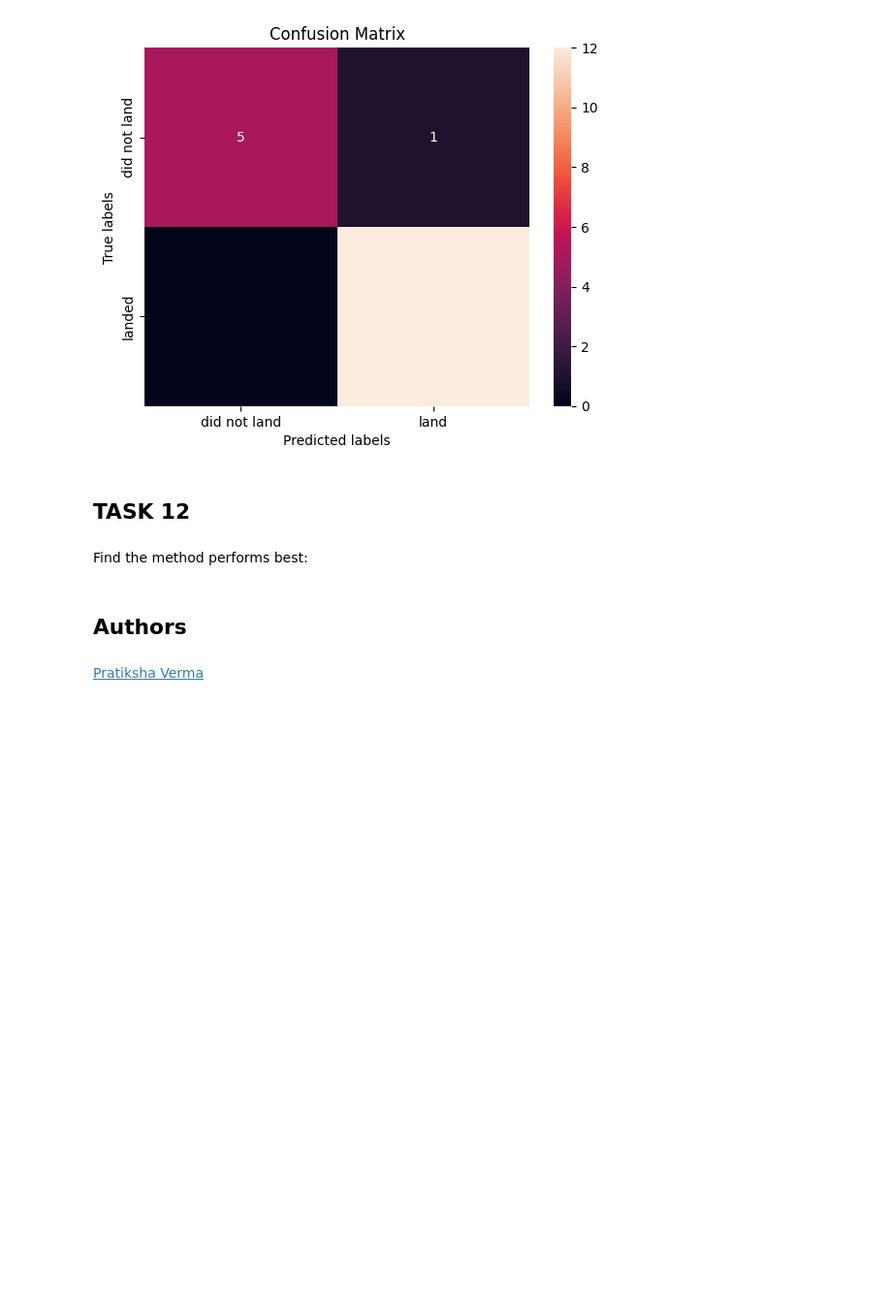
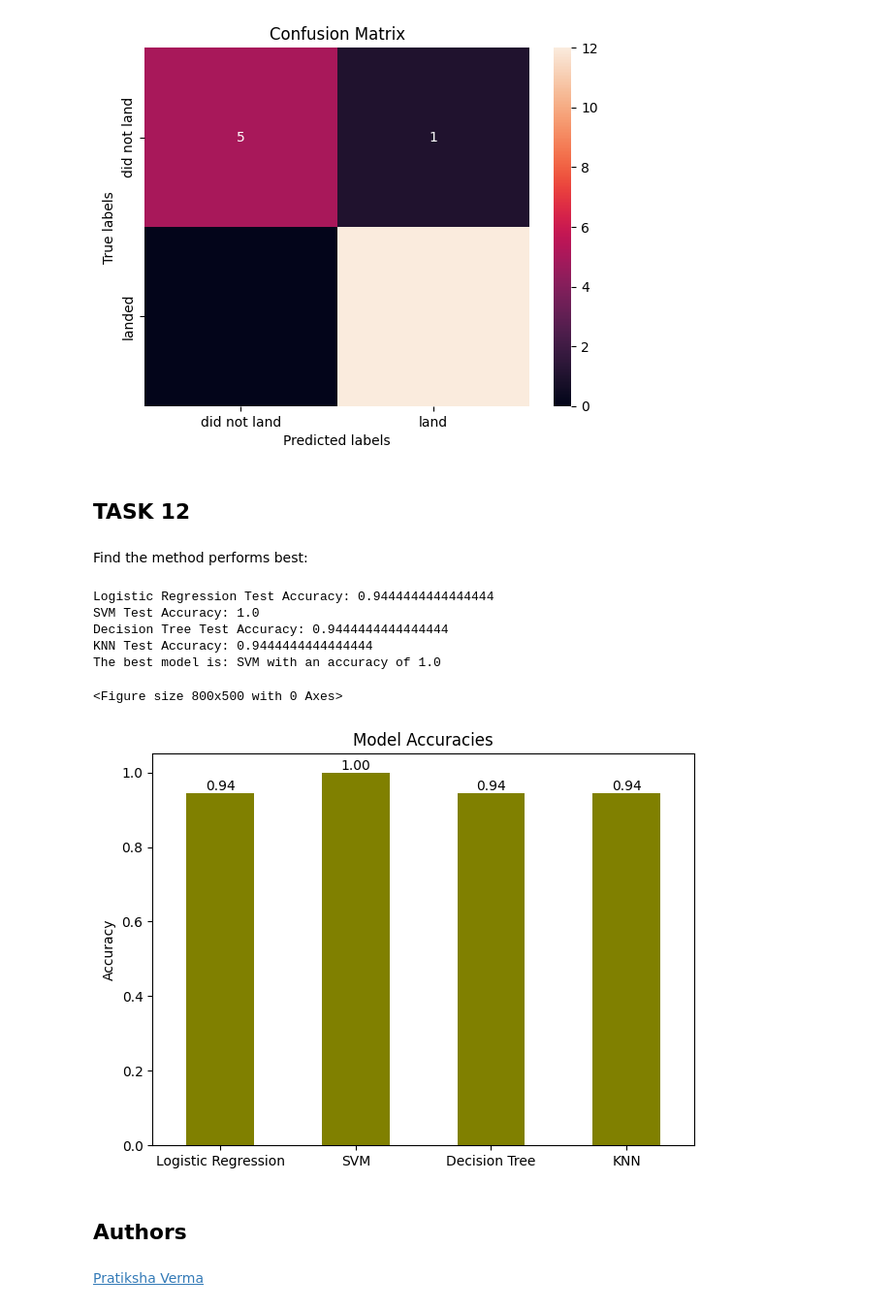
Before and after one commit to Hasansarwer/Applied-Data-Science-Capstone, a Jupyter notebook: SpaceX_Machine_Learning_Prediction_Part_5.jupyterlite.ipynb, the cells around one changed output. Shown: that part at 97% size. Cells and saved outputs as stored; diff of their text form; code cells hidden in the pictures; blank space fills up the shorter version.

```diff
--- a/SpaceX_Machine_Learning_Prediction_Part_5.jupyterlite.ipynb
+++ b/SpaceX_Machine_Learning_Prediction_Part_5.jupyterlite.ipynb
@@ -355,6 +366,48 @@ plot_confusion_matrix(y_test,yhat)
 ## TASK  12
 # %% [markdown]
 Find the method performs best:
+# %%
+# Calculate the accuracy for each model
+logreg_accuracy = logreg_cv.score(X_test, y_test)
+svm_accuracy = svm_cv.score(X_test, y_test)
+tree_accuracy = tree_cv.score(X_test, y_test)
+knn_accuracy = knn_cv.score(X_test, y_test)
+
+# Print the accuracy scores
+print(f"Logistic Regression Test Accuracy: {logreg_accuracy}")
+print(f"SVM Test Accuracy: {svm_accuracy}")
+print(f"Decision Tree Test Accuracy: {tree_accuracy}")
+print(f"KNN Test Accuracy: {knn_accuracy}")
+
+# Find the best model
+accuracies = {
+    "Logistic Regression": logreg_accuracy,
+    "SVM": svm_accuracy,
+    "Decision Tree": tree_accuracy,
+    "KNN": knn_accuracy
+}
+
+best_model = max(accuracies, key=accuracies.get)
+print(f"The best model is: {best_model} with an accuracy of {accuracies[best_model]}")
+# %% [output]
+Logistic Regression Test Accuracy: 0.9444444444444444
+SVM Test Accuracy: 1.0
+Decision Tree Test Accuracy: 0.9444444444444444
+KNN Test Accuracy: 0.9444444444444444
+The best model is: SVM with an accuracy of 1.0
+# %%
+df_models = pd.DataFrame(list(accuracies.values()), index=accuracies.keys(), columns=['Accuracy'])
+plt.figure(figsize=(8,5))
+ax = df_models.plot(kind='bar', title='Model Accuracies', legend=False, color='olive')
+plt.ylabel('Accuracy')
+plt.xticks(rotation=0)
+for i, (model, accuracy) in enumerate(accuracies.items()):
+    ax.text(i, accuracy, f'{accuracy:.2f}', ha='center', va='bottom')
+plt.tight_layout()
+plt.show()
+# %% [output]
+<Figure size 800x500 with 0 Axes>
+[figure, added]
 # %% [markdown]
 ## Authors
 # %% [markdown]
```
Also changed, not shown: parts of 6 cells of this notebook, 1 other file.
